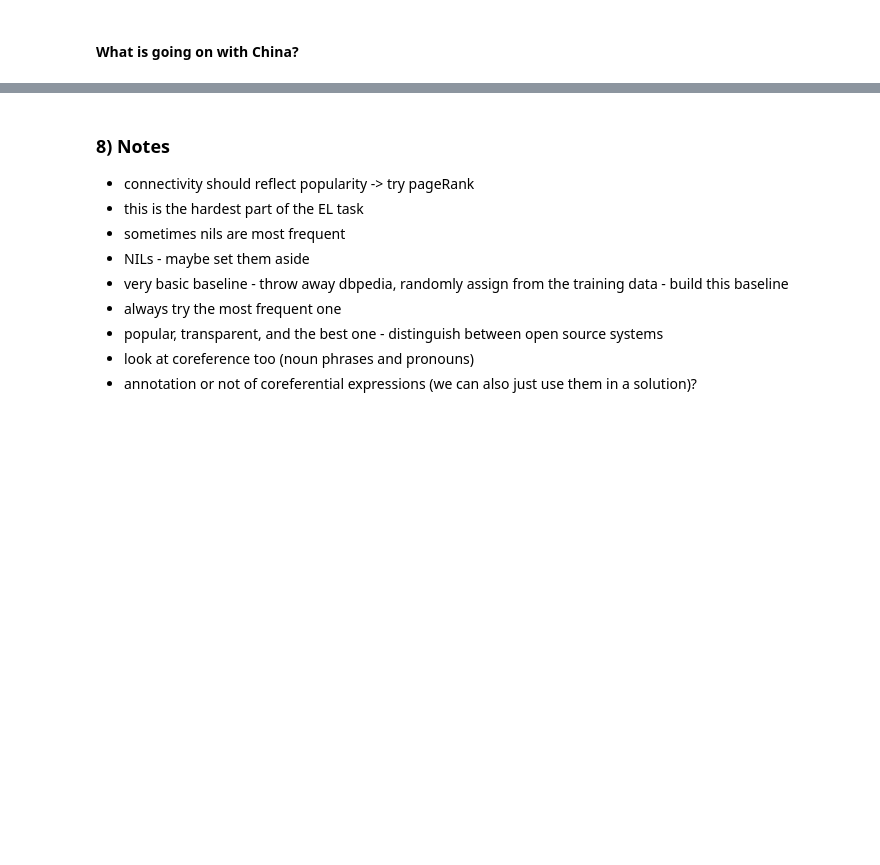
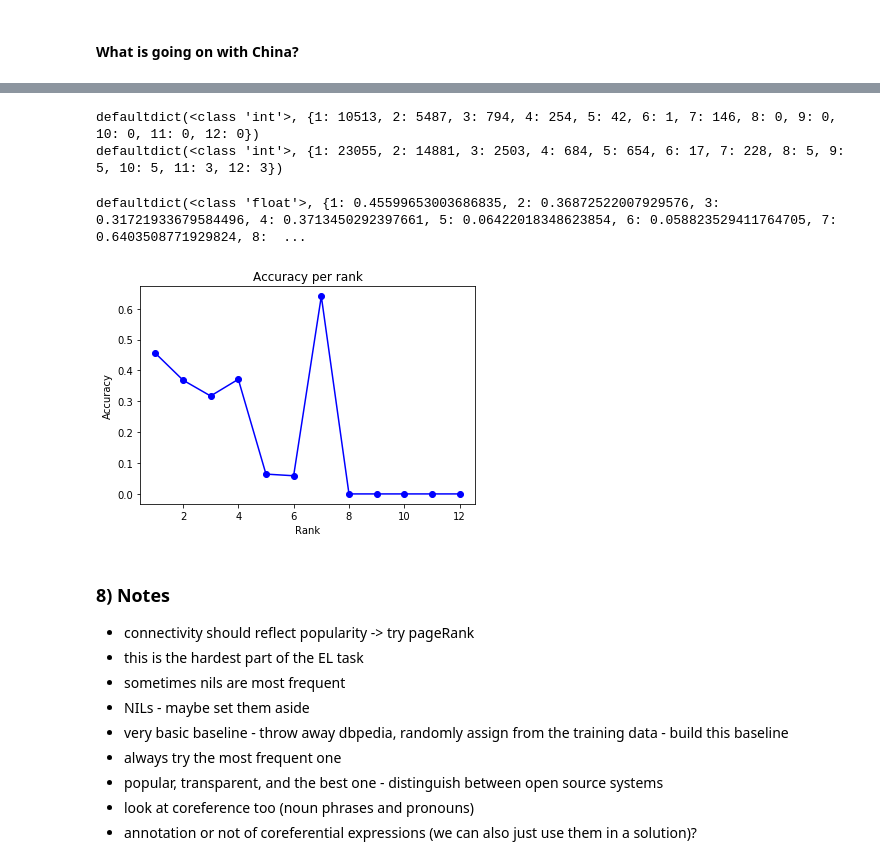
Before and after one commit to cltl/HumanLikeEL, a Jupyter notebook: System Analysis.ipynb, the cells around one changed output, grey strips where cells are left out. Drawn from its saved outputs; the diff is of its cells as text; code cells hidden in the pictures; blank space fills up the shorter version.

Commit message:
page rank analysis improved

```diff
--- a/System Analysis.ipynb
+++ b/System Analysis.ipynb
@@ -245,4 +281,0 @@ ambiguity
-# %%
-agg_per_ambiguity=defaultdict(int)
-for form, amb in ambiguity.items():
-    agg_per_ambiguity[amb]+=1
@@ -395,3 +429,29 @@ China --NME--
+# %%
+correct_per_rank_pr=defaultdict(int)
+total_per_rank_pr=defaultdict(int)
+for form, data in total_per_form.items():
+    form_pageranks=[]
+    for uri in data.keys():
+        form_pageranks.append(tuple((uri_pageranks[uri], uri)))
+#        print(correct_by_uri[uri], total_by_uri[uri], uri, uri_pageranks[uri])
+#    print(sorted(form_pageranks, reverse=True))
+    for rank in range(1,len(form_pageranks)+1):
+#        print(rank, form_pageranks[rank-1])
+        correct_per_rank_pr[rank]+=correct_by_uri[form_pageranks[rank-1][1]]
+        total_per_rank_pr[rank]+=total_by_uri[form_pageranks[rank-1][1]]
+#    print(form,data)
+#    input('continue')
+# %%
+print(correct_per_rank_pr)
+print(total_per_rank_pr)
+# %% [output]
+defaultdict(<class 'int'>, {1: 10513, 2: 5487, 3: 794, 4: 254, 5: 42, 6: 1, 7: 146, 8: 0, 9: 0, 10: 0, 11: 0, 12: 0})
+defaultdict(<class 'int'>, {1: 23055, 2: 14881, 3: 2503, 4: 684, 5: 654, 6: 17, 7: 228, 8: 5, 9: 5, 10: 5, 11: 3, 12: 3})
+# %%
+plot_utils.plot_ranks(correct_per_rank_pr, total_per_rank_pr)
+# %% [output]
+defaultdict(<class 'float'>, {1: 0.45599653003686835, 2: 0.36872522007929576, 3: 0.31721933679584496, 4: 0.3713450292397661, 5: 0.06422018348623854, 6: 0.058823529411764705, 7: 0.6403508771929824, 8:  ...
+[figure, added]
 # %% [markdown]
 ### 8) Notes
 
```
Also changed, not shown: parts of 34 cells of this notebook, 2 other files.
